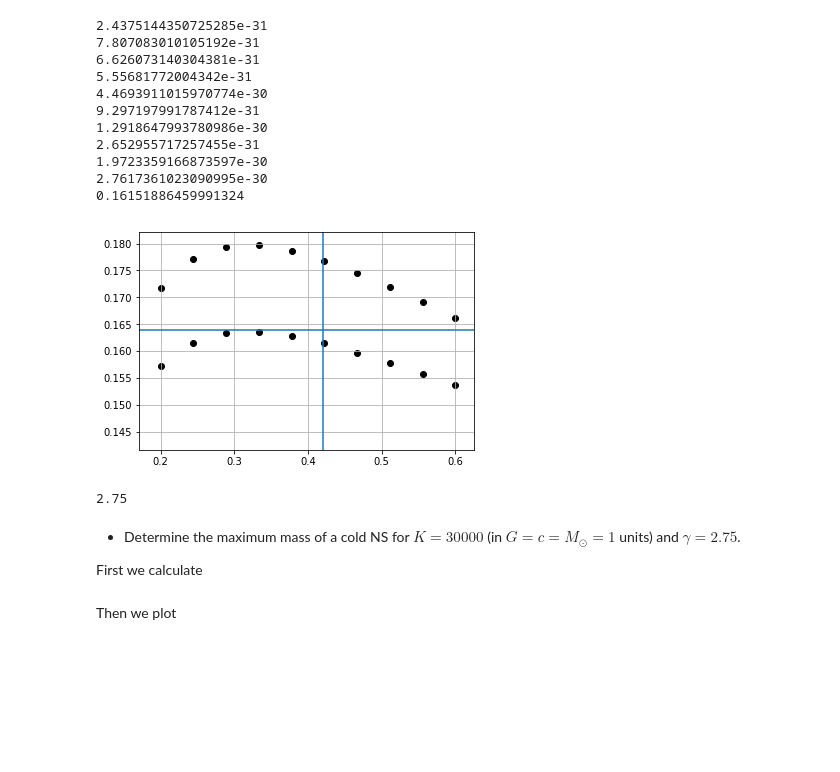
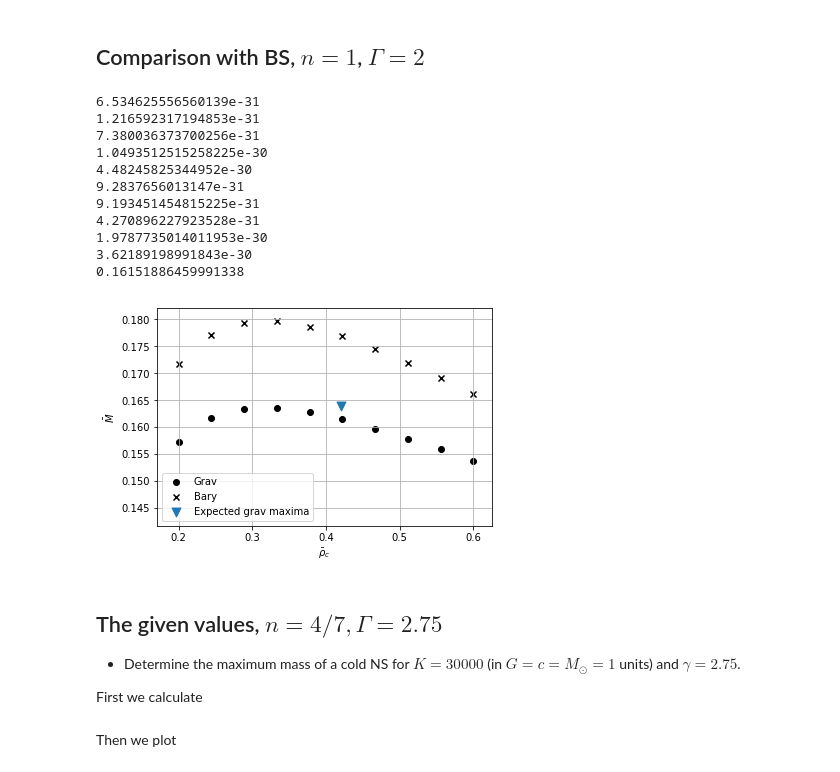
Before and after one commit to halvarsu/PHY905-Numerical-Relativity, a Jupyter notebook: project1/Project1_TOV_solver.ipynb, the cells around one changed output. Drawn from its saved outputs; the diff is of its cells as text; code cells hidden in the pictures; blank space fills up the shorter version.

```diff
--- a/project1/Project1_TOV_solver.ipynb
+++ b/project1/Project1_TOV_solver.ipynb
@@ -28,44 +29,41 @@ Below, constants are the corresponding barred ones.
 from polytrope_star import PolytropeStar
 import numpy as np
 import matplotlib.pyplot as plt
+# %% [markdown]
+## Comparison with BS, $n = 1$, $\Gamma = 2$
 # %%
 test_star = PolytropeStar(gamma = 2)
 integrator = 'dopri5'
 
 for rhoc_bar in np.linspace(0.2, 0.6, 10):
     test_star.set_initial_conditions(rhoc = rhoc_bar)
     solver =  test_star.solve_star_ivp(integrator = integrator)
     print(solver.y[1][-1])
-    plt.scatter(rhoc_bar, solver.y[0][-1], c='k')
-    plt.scatter(rhoc_bar, solver.y[3][-1], c='k')
+    s1 = plt.scatter(rhoc_bar, solver.y[0][-1], c='k')
+    s2 = plt.scatter(rhoc_bar, solver.y[3][-1], c='k', marker='x')
 solver = test_star.set_initial_conditions(rhoc = 0.420).solve_star_ivp(
                     integrator = integrator)
 print(solver.y[0][-1])
-plt.axvline(0.42)
-plt.axhline(0.164)
+s3 = plt.scatter(0.42, 0.164, marker='v', s = 80)
+plt.legend([s1,s2,s3], ['Grav','Bary','Expected grav maxima'])
+plt.xlabel(r'$\bar\rho_c$')
+plt.ylabel(r'$\bar M$')
 plt.grid()
 # %% [output]
-2.4375144350725285e-31
-7.807083010105192e-31
-6.626073140304381e-31
-5.55681772004342e-31
-4.4693911015970774e-30
-9.297197991787412e-31
-1.2918647993780986e-30
-2.652955717257455e-31
-1.9723359166873597e-30
-2.7617361023090995e-30
-0.16151886459991324
+6.534625556560139e-31
+1.216592317194853e-31
+7.380036373700256e-31
+1.0493512515258225e-30
+4.48245825344952e-30
+9.2837656013147e-31
+9.193451454815225e-31
+4.270896227923528e-31
+1.9787735014011953e-30
+3.62189198991843e-30
+0.16151886459991338
-[figure, old version]
+[figure, new version]
-# %%
-n = 4/7
-gamma = 1+1/n
-print(gamma)
-
-K = 30000 # in c = G = M_sun = 1
-# %% [output]
-2.75
 # %% [markdown]
+## The given values, $n = 4/7, \Gamma = 2.75$
   - Determine the maximum mass of a cold NS for $K=30000$ (in $G=c=M_\odot=1$ units) and $\gamma=2.75$.
 
 First we calculate
```
Also changed, not shown: parts of 15 cells of this notebook, 7 other files.
